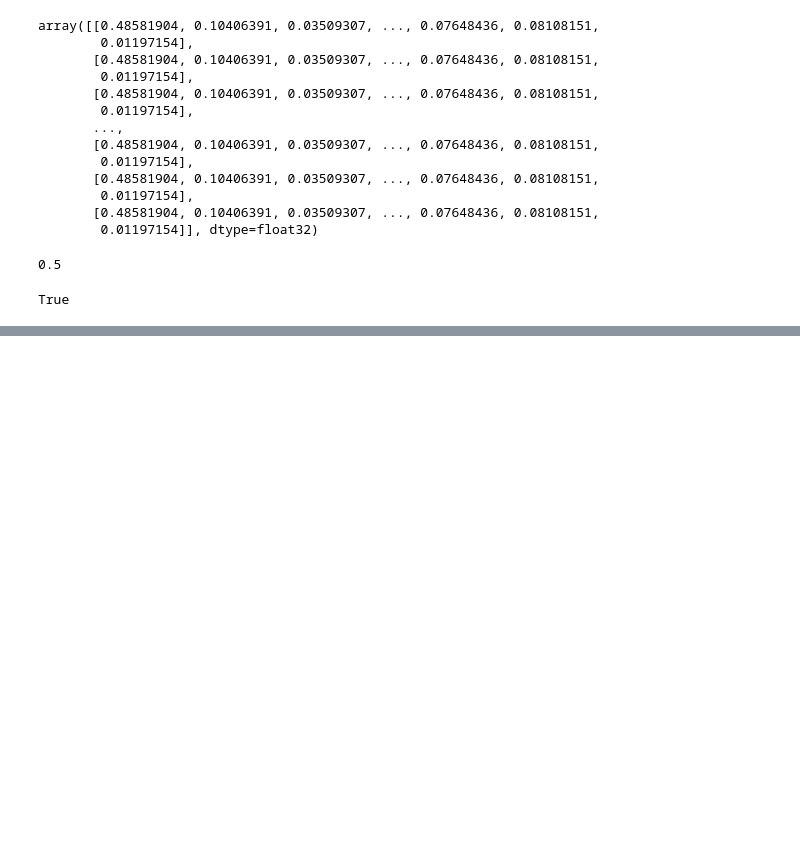
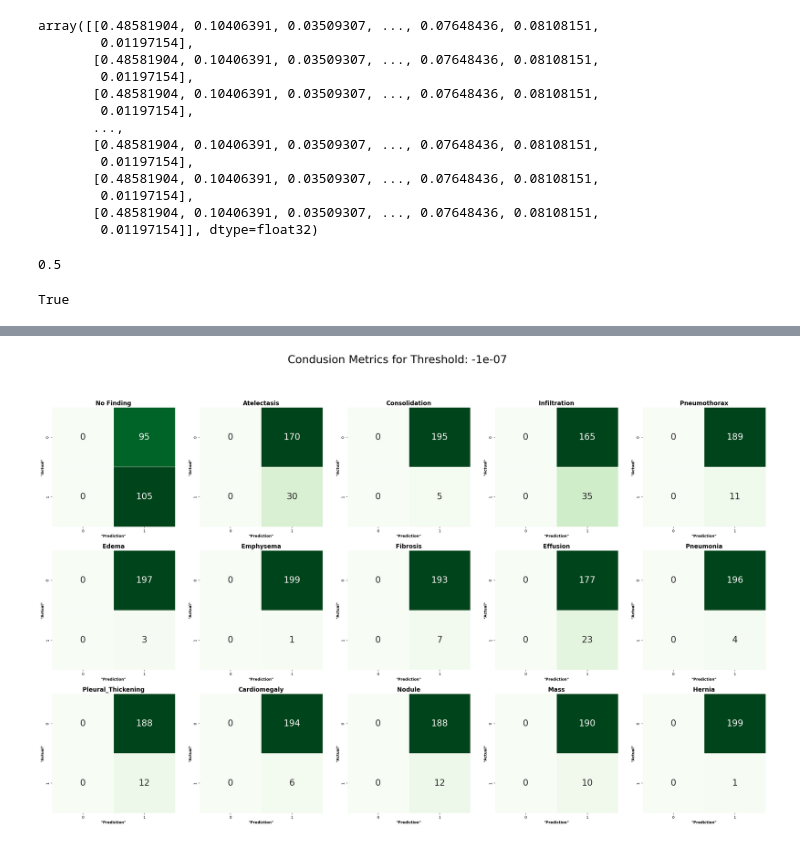
Before and after one commit to chonsawat/ChestXray-14, a Jupyter notebook: Check_AUC.ipynb, the cells around one changed output, grey strips where cells are left out. Cells and saved outputs as stored; diff of their text form; code cells hidden in the pictures; blank space fills up the shorter version.

Commit message:
Implement Confusion metrics Labels-base

```diff
--- a/Check_AUC.ipynb
+++ b/Check_AUC.ipynb
@@ -154,0 +129,3 @@ for value, value_2 in zip(m.variables, [m.true_positives.numpy().tolist(),
+# %%
+thresholds = m._thresholds
+thresholds[:5]
@@ -154,0 +183,23 @@ for value, value_2 in zip(m.variables, [m.true_positives.numpy().tolist(),
+# %%
+import seaborn as sns
+from modules.dataset import LABELS
+import matplotlib.pyplot as plt
+
+def plot_confusion_metics(confusion_metrics, threshold):
+    fig = plt.figure(figsize=(35,20))
+    fig.suptitle(f"Condusion Metrics for Threshold: {threshold}", fontsize=30)
+    for i, confusion_metrix in enumerate(confusion_metrics.numpy().astype('int64')):
+        plt.subplot(3, 5, i+1)
+        plt.title(LABELS[i], fontweight='bold', fontsize=16)
+        sns.heatmap(confusion_metrix, cbar=False, annot=True, fmt="d", cmap="Greens", linewidths=.5, annot_kws={"fontsize":24})
+        plt.xlabel('"Prediction"', fontweight='bold')
+        plt.ylabel('"Actual"', fontweight='bold')
+# %%
+metric = tfa.metrics.MultiLabelConfusionMatrix(num_classes=15)
+metric.update_state(y_true,
+                    (y_preds > thresholds[0]).astype('int8'))
+result = metric.result()
+
+plot_confusion_metics(result, thresholds[0])
+# %% [output]
+[figure, added]
```
Also changed, not shown: parts of 13 cells of this notebook, 5 other files.
